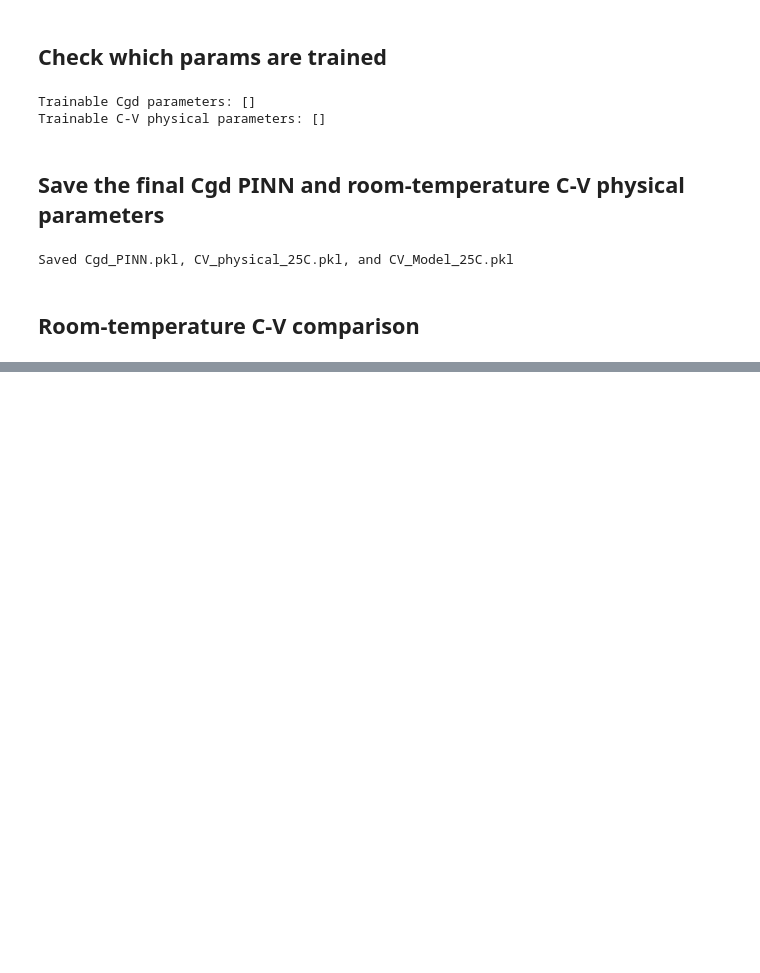
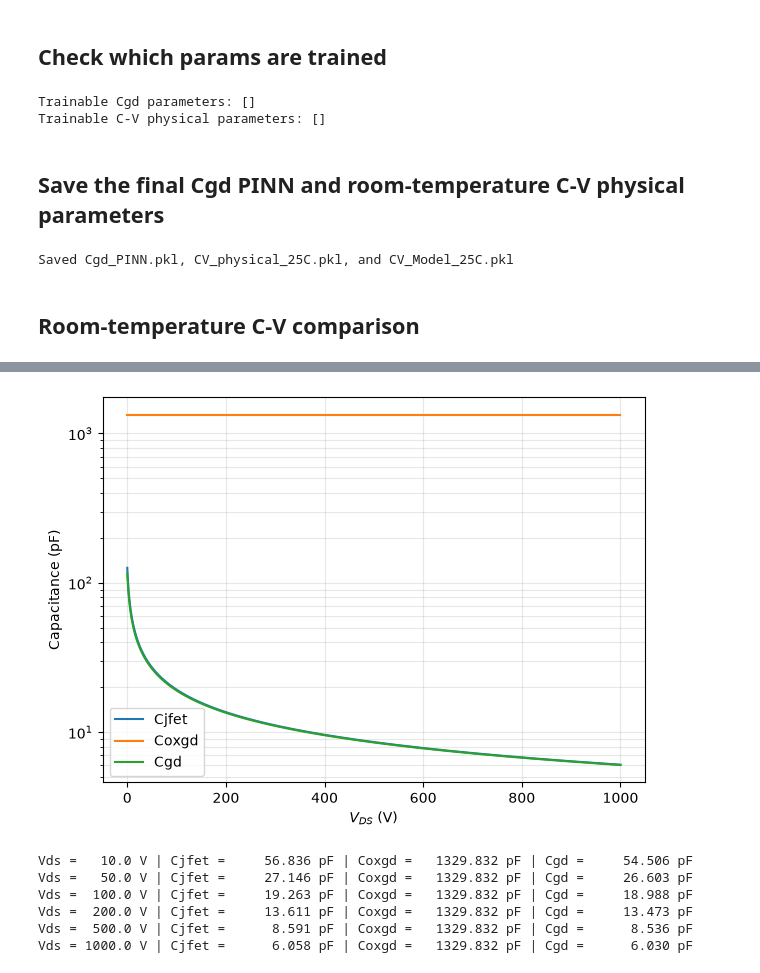
Before and after one commit to JyunKaisaki/Neural-Network_Internship_2026, a Jupyter notebook: .github/src/CV_PINN_joint_all4_phigd.ipynb, the cells around one changed output, grey strips where cells are left out. Drawn from its saved outputs; the diff is of its cells as text; code cells hidden in the pictures; blank space fills up the shorter version.

```diff
--- a/.github/src/CV_PINN_joint_all4_phigd.ipynb
+++ b/.github/src/CV_PINN_joint_all4_phigd.ipynb
@@ -422,0 +438,43 @@ plt.show()
+# %%
+from CVModeling import *
+
+# Inspect which capacitance limits Cgd along the C-V operating line.
+Vds_diag = torch.linspace(0.0, 1000.0, 1000, dtype=dtype, device=device).reshape(-1, 1)
+
+with torch.no_grad():
+    values = cv_parameters.values(Cox)
+
+    phigd_diag = phi_gd_surface(Model_Cgd, Vds_diag, Vds_diag, T=T, NA=NA, eps_sic=eps_sic, Cox=Cox, Vfbs0=Vfbs0, Dit_mid=Dit_mid, Dit_edge=Dit_edge, sigma_it=sigma_it, Eg=Eg, Qox=Qox)
+
+    Cjfet_diag = Cjfet(phigd_diag, Vds_diag, T, NA, values["ND"], Eg, eps_sic, values["Agd"])
+    Cgd_diag = Cgd(phigd_diag, Vds_diag, T, NA, values["ND"], Eg, eps_sic, values["Agd"], values["Coxgd"])
+    Coxgd_diag = torch.ones_like(Cjfet_diag) * values["Coxgd"]
+
+plt.figure(figsize=(7, 5))
+plt.semilogy(Vds_diag.cpu(), Cjfet_diag.cpu() * 1.0e12, label="Cjfet")
+plt.semilogy(Vds_diag.cpu(), Coxgd_diag.cpu() * 1.0e12, label="Coxgd")
+plt.semilogy(Vds_diag.cpu(), Cgd_diag.cpu() * 1.0e12, label="Cgd")
+plt.xlabel(r"$V_{DS}$ (V)")
+plt.ylabel("Capacitance (pF)")
+plt.grid(True, which="both", alpha=0.3)
+plt.legend()
+plt.show()
+# %% [output]
+[figure, added]
+# %%
+for voltage in [10.0, 50.0, 100.0, 200.0, 500.0, 1000.0]:
+    idx = torch.argmin(torch.abs(Vds_diag.reshape(-1) - voltage))
+
+    print(
+        f"Vds = {voltage:6.1f} V | "
+        f"Cjfet = {Cjfet_diag[idx].item() * 1e12:10.3f} pF | "
+        f"Coxgd = {Coxgd_diag[idx].item() * 1e12:10.3f} pF | "
+        f"Cgd = {Cgd_diag[idx].item() * 1e12:10.3f} pF"
+    )
+# %% [output]
+Vds =   10.0 V | Cjfet =     56.836 pF | Coxgd =   1329.832 pF | Cgd =     54.506 pF
+Vds =   50.0 V | Cjfet =     27.146 pF | Coxgd =   1329.832 pF | Cgd =     26.603 pF
+Vds =  100.0 V | Cjfet =     19.263 pF | Coxgd =   1329.832 pF | Cgd =     18.988 pF
+Vds =  200.0 V | Cjfet =     13.611 pF | Coxgd =   1329.832 pF | Cgd =     13.473 pF
+Vds =  500.0 V | Cjfet =      8.591 pF | Coxgd =   1329.832 pF | Cgd =      8.536 pF
+Vds = 1000.0 V | Cjfet =      6.058 pF | Coxgd =   1329.832 pF | Cgd =      6.030 pF
```
Also changed, not shown: parts of 9 cells of this notebook, 3 other files.
